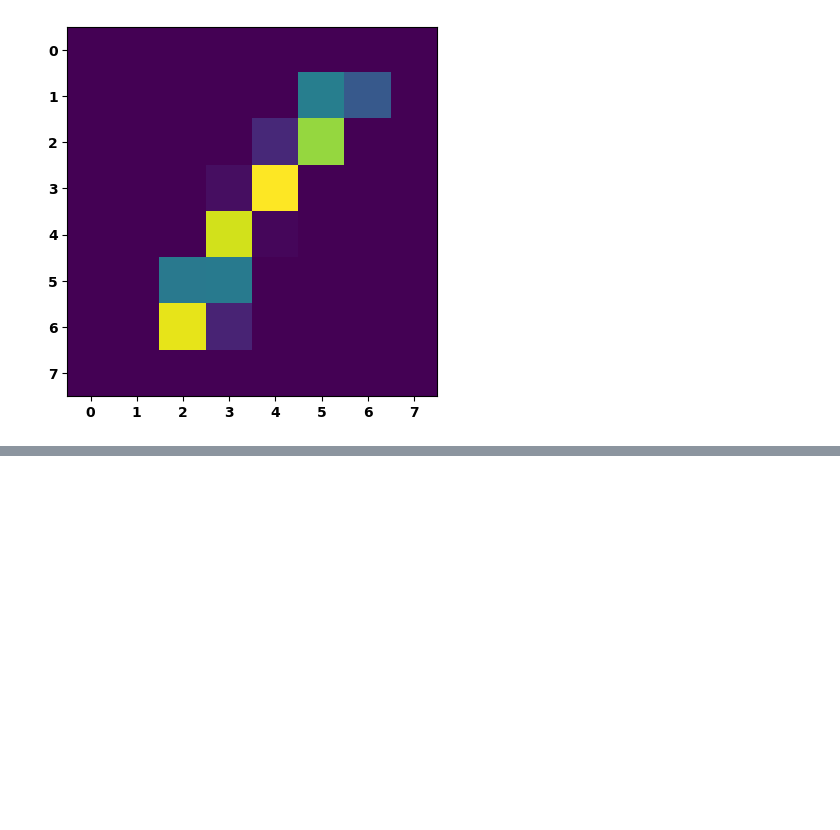
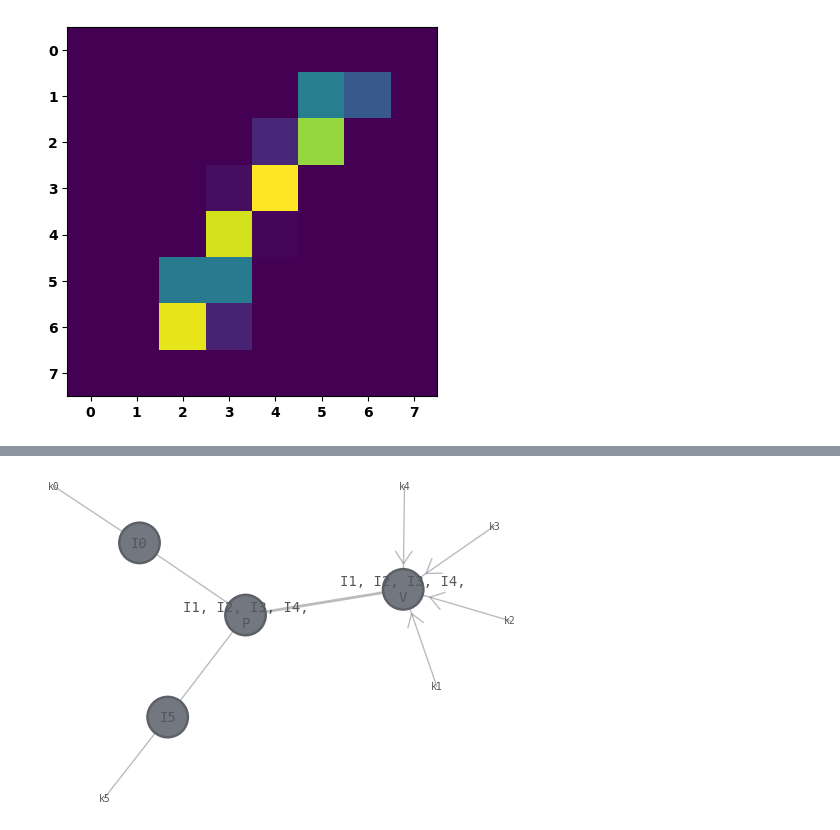
Before and after one commit to Qualition/qmprs, a Jupyter notebook: notebooks/Creating and Manipulating MPS.ipynb, the cells around one changed output, grey strips where cells are left out. Drawn from its saved outputs; the diff is of its cells as text; code cells hidden in the pictures; blank space fills up the shorter version.

```diff
--- a/notebooks/Creating and Manipulating MPS.ipynb
+++ b/notebooks/Creating and Manipulating MPS.ipynb
@@ -69,0 +96,6 @@ plt.imshow(state.data.reshape(8, 8))
+# %%
+a = mps.polar_decompose([1, 2, 3, 4])
+
+mps.draw()
+# %% [output]
+[figure, added]
```
Also changed, not shown: parts of 4 cells of this notebook, 1 other file.
